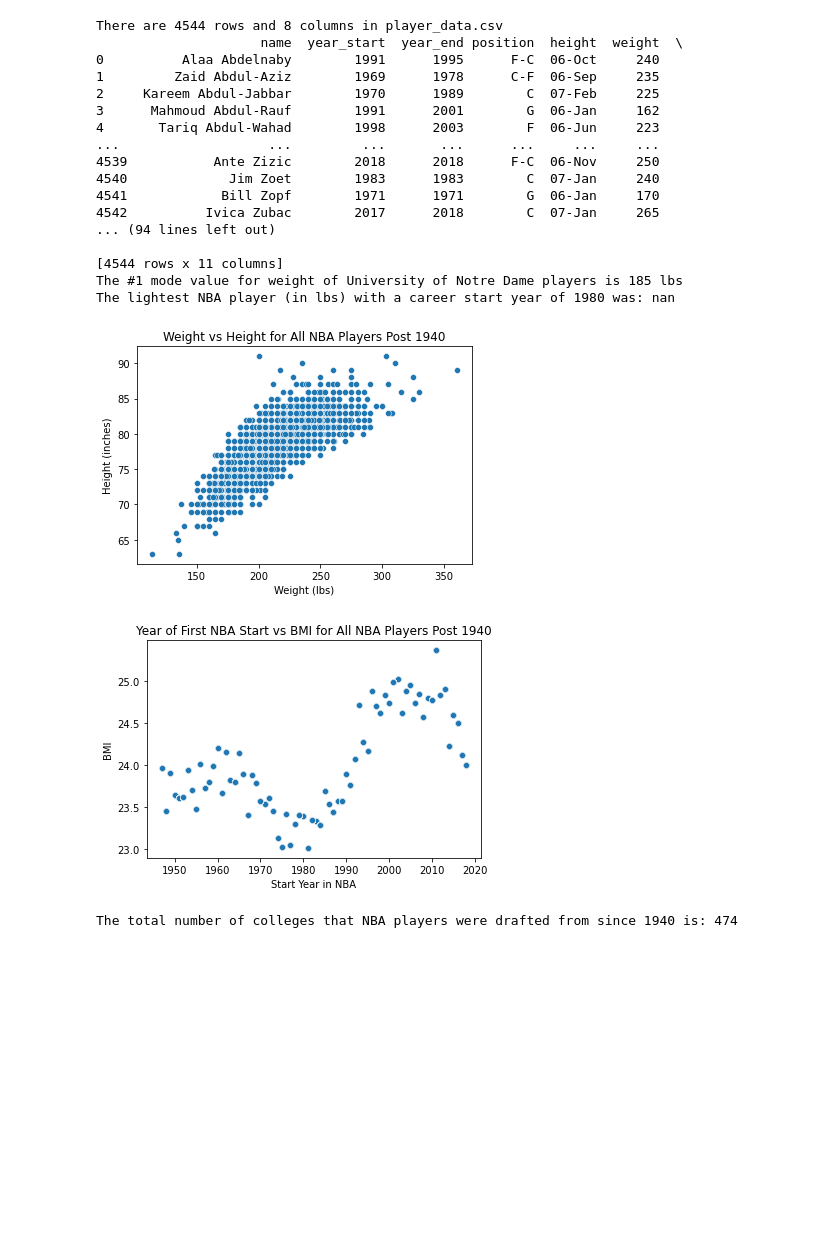
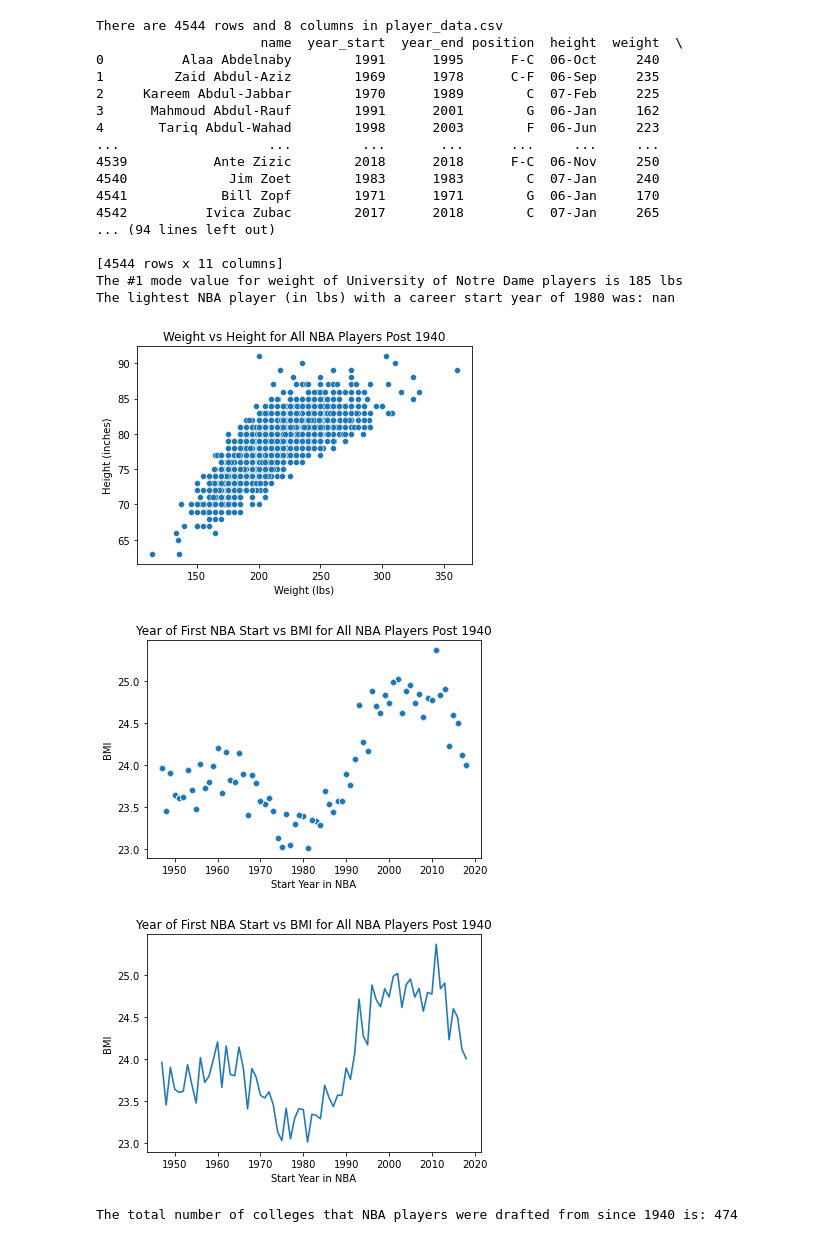
Before and after one commit to ucd-pa-neilwmurphy/UCD-project-final, a Jupyter notebook: Basketball_project.ipynb, the cells around one changed output. Saved outputs shown, nothing was run; the diff lists cells and outputs as text; code cells hidden in the pictures; blank space fills up the shorter version.

Commit message:
Adding updated line plot for BMI

```diff
--- a/Basketball_project.ipynb
+++ b/Basketball_project.ipynb
@@ -190,17 +190,18 @@ ax.set_ylabel("Height (inches)")
 plt.show()
 fig.savefig("Weight vs Height.png", dpi=300)
 
-#merged_data['bmi_year_average'] = merged_data.groupby('year_start')['bmi'].mean()
-#print(merged_data)
 
 fig, ax = plt.subplots()
-sns.scatterplot(x=merged_data_bmi['year_start'], y=merged_data_bmi['bmi_y'])
+sns.lineplot(x=merged_data_bmi['year_start'], y=merged_data_bmi['bmi_y'])
 ax.set_title("Year of First NBA Start vs BMI for All NBA Players Post 1940")
 ax.set_xlabel("Start Year in NBA")
 ax.set_ylabel("BMI")
 plt.show()
 fig.savefig("BMI vs Start Year.png", dpi=300)
 
+
+
+
 #Find the unique values of the "college" column
 colleges = merged_data['college'].unique()
 
@@ -217,31 +218,32 @@ print("The total number of colleges that NBA players were drafted from since 194
 6   2016    Cleveland Cavaliers   Golden State Warriors
 7   2015  Golden State Warriors     Cleveland Cavaliers
 8   2014      San Antonio Spurs              Miami Heat
 9   2013             Miami Heat       San Antonio Spurs
 10  2012             Miami Heat   Oklahoma City Thunder
 ... (45 lines left out)
 Milwaukee Bucks           1
 Philadelphia 76ers        1
 Toronto Raptors           1
 Name: Champion, dtype: int64
 [figure]
 There are 4544 rows and 8 columns in player_data.csv
                      name  year_start  year_end position  height  weight  \
 0          Alaa Abdelnaby        1991      1995      F-C  06-Oct     240
 1         Zaid Abdul-Aziz        1969      1978      C-F  06-Sep     235
 2     Kareem Abdul-Jabbar        1970      1989        C  07-Feb     225
 3      Mahmoud Abdul-Rauf        1991      2001        G  06-Jan     162
 4       Tariq Abdul-Wahad        1998      2003        F  06-Jun     223
 ...                   ...         ...       ...      ...     ...     ...
 4539           Ante Zizic        2018      2018      F-C  06-Nov     250
 4540             Jim Zoet        1983      1983        C  07-Jan     240
 4541            Bill Zopf        1971      1971        G  06-Jan     170
 4542          Ivica Zubac        2017      2018        C  07-Jan     265
 ... (94 lines left out)
 
 [4544 rows x 11 columns]
 The #1 mode value for weight of University of Notre Dame players is 185 lbs
 The lightest NBA player (in lbs) with a career start year of 1980 was: nan
 [figure]
 [figure]
+[figure, added]
 The total number of colleges that NBA players were drafted from since 1940 is: 474
```
